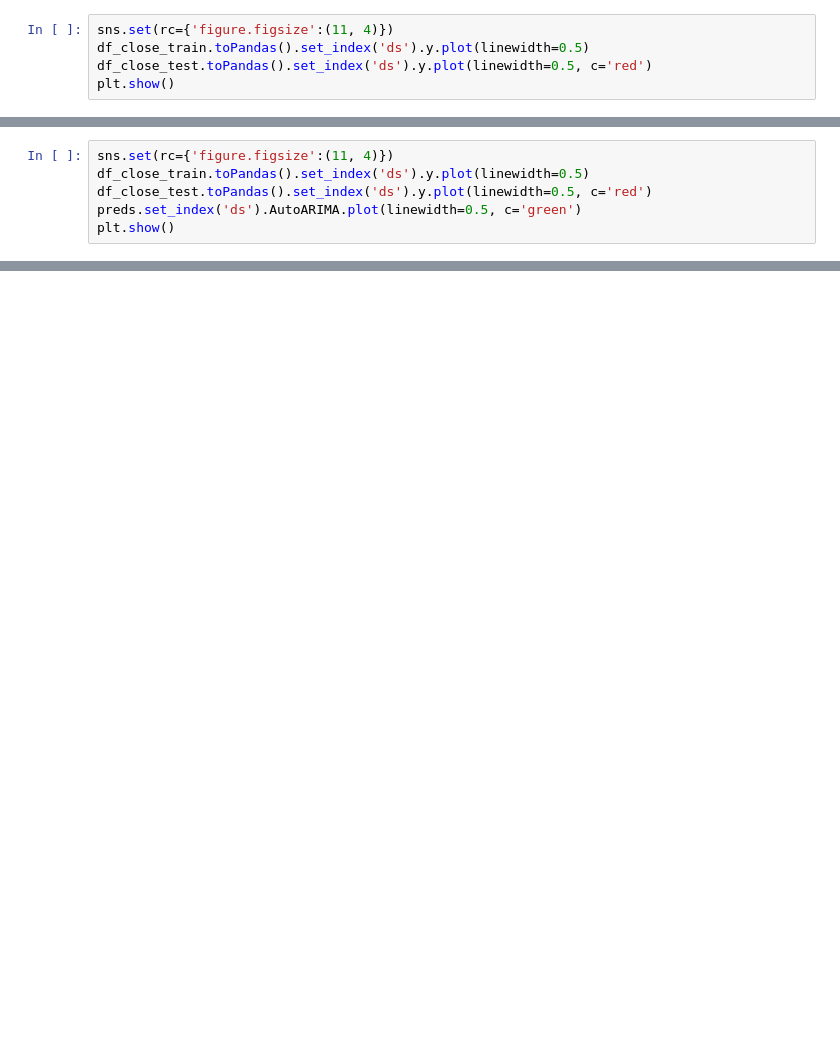
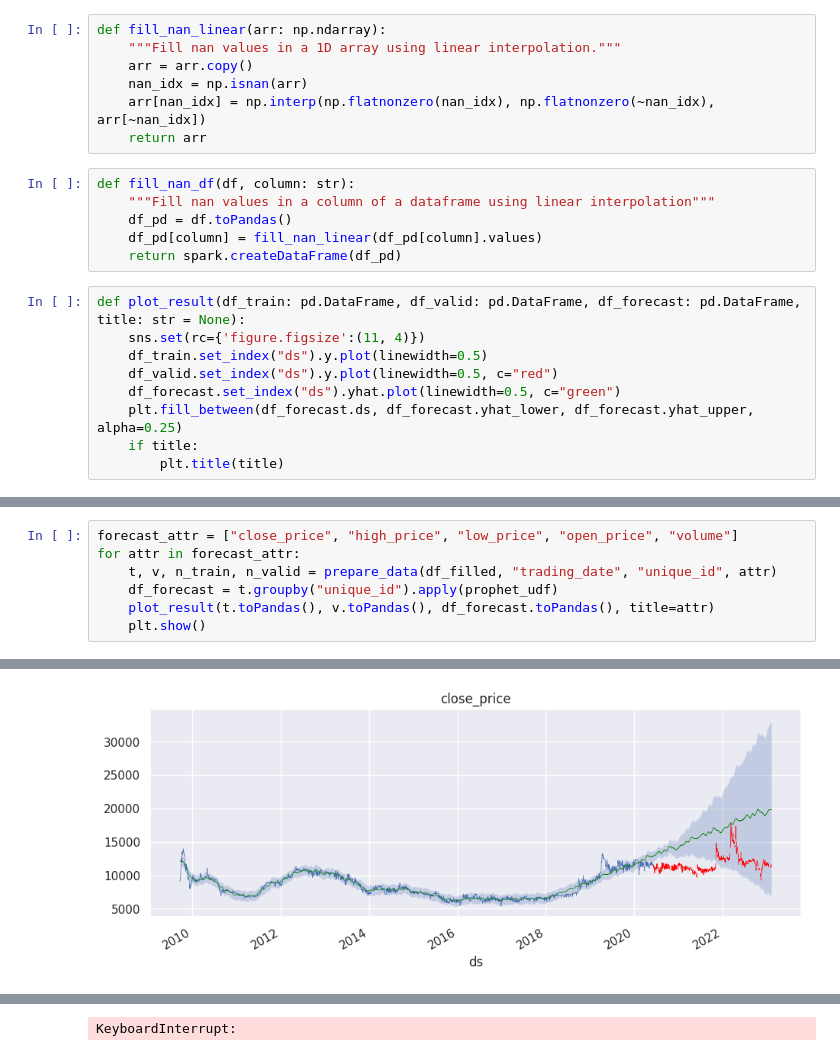
Before and after one commit to perceptiveperceval/big-data, a Jupyter notebook: forecasting.ipynb, the cells around one changed output, grey strips where cells are left out. Cells and saved outputs as stored; diff of their text form; blank space fills up the shorter version.

Commit message:
add forecast

```diff
--- a/forecasting.ipynb
+++ b/forecasting.ipynb
@@ -100,5 +120,22 @@ only showing top 5 rows
+# %%
+def fill_nan_linear(arr: np.ndarray):
+    """Fill nan values in a 1D array using linear interpolation."""
+    arr = arr.copy()
+    nan_idx = np.isnan(arr)
+    arr[nan_idx] = np.interp(np.flatnonzero(nan_idx), np.flatnonzero(~nan_idx), arr[~nan_idx])
+    return arr
+# %%
+def fill_nan_df(df, column: str):
+    """Fill nan values in a column of a dataframe using linear interpolation"""
+    df_pd = df.toPandas()
+    df_pd[column] = fill_nan_linear(df_pd[column].values)
+    return spark.createDataFrame(df_pd)
 # %%
-sns.set(rc={'figure.figsize':(11, 4)})
-df_close_train.toPandas().set_index('ds').y.plot(linewidth=0.5)
-df_close_test.toPandas().set_index('ds').y.plot(linewidth=0.5, c='red')
-plt.show()
+def plot_result(df_train: pd.DataFrame, df_valid: pd.DataFrame, df_forecast: pd.DataFrame, title: str = None):
+    sns.set(rc={'figure.figsize':(11, 4)})
+    df_train.set_index("ds").y.plot(linewidth=0.5)
+    df_valid.set_index("ds").y.plot(linewidth=0.5, c="red")
+    df_forecast.set_index("ds").yhat.plot(linewidth=0.5, c="green")
+    plt.fill_between(df_forecast.ds, df_forecast.yhat_lower, df_forecast.yhat_upper, alpha=0.25)
+    if title:
+        plt.title(title)
@@ -122,6 +141,0 @@ preds.head()
-# %%
-sns.set(rc={'figure.figsize':(11, 4)})
-df_close_train.toPandas().set_index('ds').y.plot(linewidth=0.5)
-df_close_test.toPandas().set_index('ds').y.plot(linewidth=0.5, c='red')
-preds.set_index('ds').AutoARIMA.plot(linewidth=0.5, c='green')
-plt.show()
@@ -151,0 +182,8 @@ only showing top 10 rows
+# %%
+forecast_attr = ["close_price", "high_price", "low_price", "open_price", "volume"]
+for attr in forecast_attr:
+    t, v, n_train, n_valid = prepare_data(df_filled, "trading_date", "unique_id", attr)
+    df_forecast = t.groupby("unique_id").apply(prophet_udf)
+    plot_result(t.toPandas(), v.toPandas(), df_forecast.toPandas(), title=attr)
+    plt.show()
+# %% [output]
@@ -151,0 +192 @@ only showing top 10 rows
+[figure, added]
@@ -151,0 +213 @@ only showing top 10 rows
+KeyboardInterrupt:
```
Also changed, not shown: parts of 17 cells of this notebook, 4 other files.
